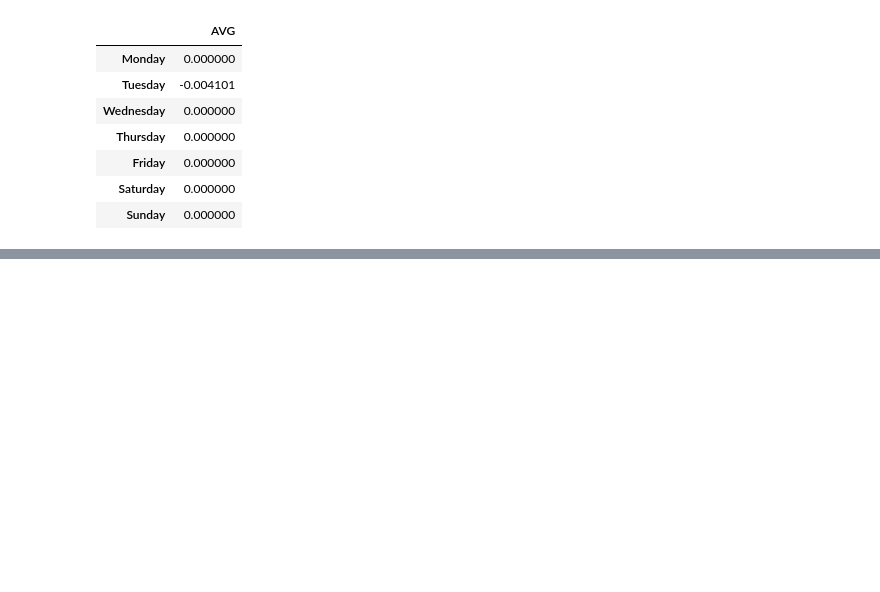
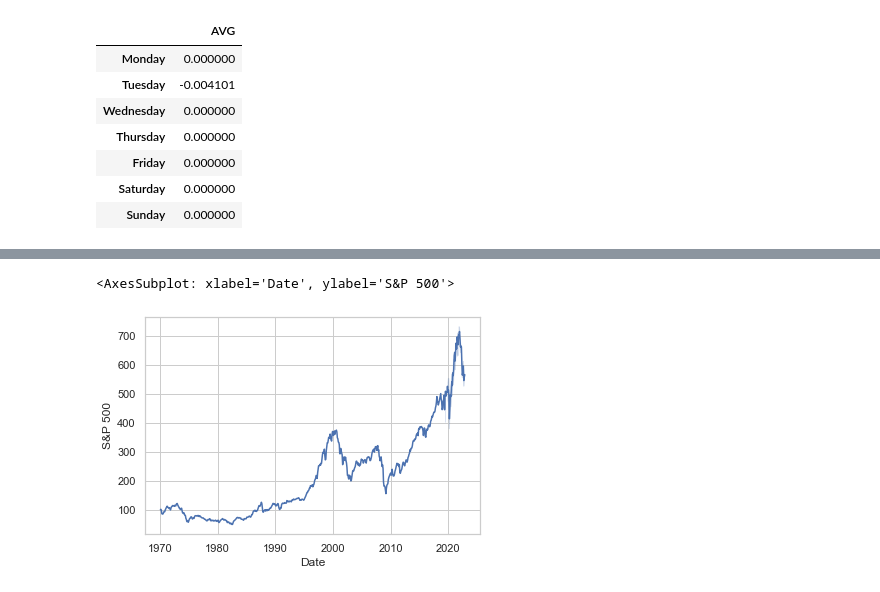
Before and after one commit to RaphHer/Project_Final_Ironhack, a Jupyter notebook: 4. NEW Visualization .ipynb, the cells around one changed output, grey strips where cells are left out. Cells and saved outputs as stored; diff of their text form; code cells hidden in the pictures; blank space fills up the shorter version.

```diff
--- a/4. NEW Visualization .ipynb
+++ b/4. NEW Visualization .ipynb
@@ -404,0 +307,5 @@ plt.show()
+# %%
+df_merged = df_merged.loc[1188:] # keep the rows starting in 1970
+df_merged.drop(['daily_return','DSR'], axis=1, inplace = True) # to drop two unecessary columns
+df_merged.reset_index(drop=True, inplace=True)
+df_merged
@@ -404,0 +330,15 @@ plt.show()
+# %%
+def rebase(prices):
+    return prices/prices[0]*100
+# %%
+df_rebase_1 = pd.DataFrame(rebase(df_merged['S&P 500']))
+df_rebase_2 = pd.DataFrame(rebase(df_merged['M2']))
+df_rebase_3 = pd.DataFrame(rebase(df_merged['CPI']))
+#df_rebase_4 = pd.DataFrame(rebase(df_merged['RE Loan']))
+df_rebase_5 = pd.DataFrame(rebase(df_merged['Initial Claims']))
+df_rebase_6 = pd.DataFrame(rebase(df_merged['Revolving Credit']))
+df_rebase_7 = pd.DataFrame(rebase(df_merged['PMI']))
+# %%
+df_rebase_all = df_rebase_1.join(df_rebase_2).join(df_rebase_3).join(df_rebase_4).join(df_rebase_5).join(df_rebase_6).join(df_rebase_7).join(df_merged['Date'])
+#df_rebase_all = df_rebase_all.set_index(pd.DatetimeIndex(df_rebase_all['Date'].values))
+#df_rebase_all = df_rebase_all.drop('Date', axis =1)
@@ -404,0 +361,5 @@ plt.show()
+# %%
+sns.lineplot(data=df_rebase_all, x="Date", y='S&P 500')
+# %% [output]
+<AxesSubplot: xlabel='Date', ylabel='S&P 500'>
+[figure, added]
```
Also changed, not shown: parts of 31 cells of this notebook, 1 other file.
